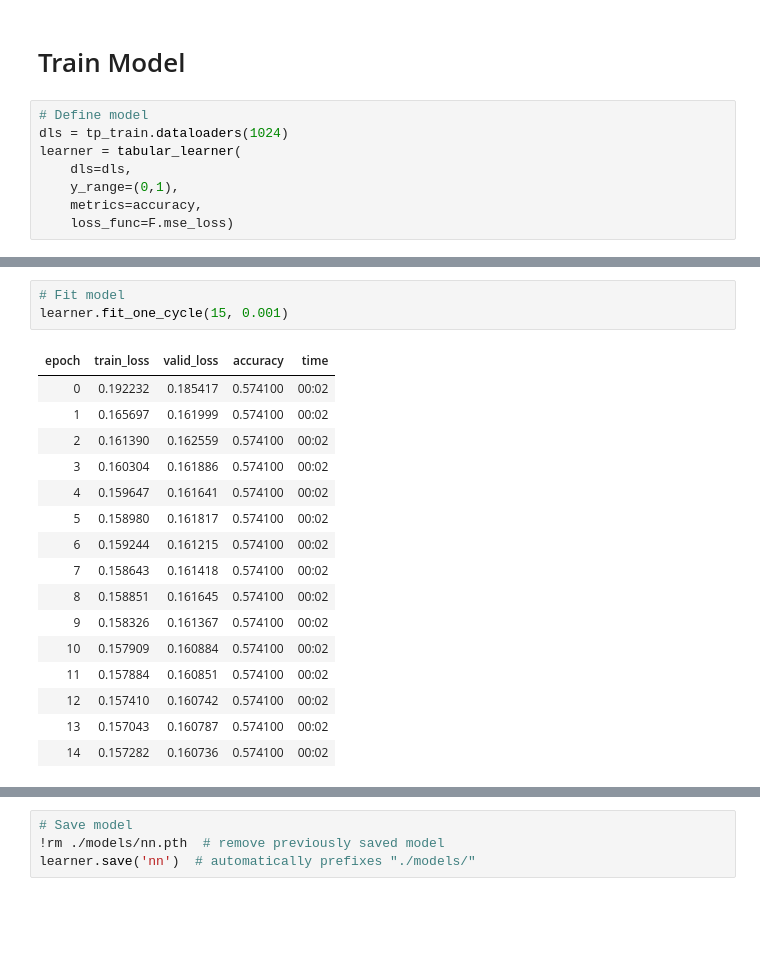
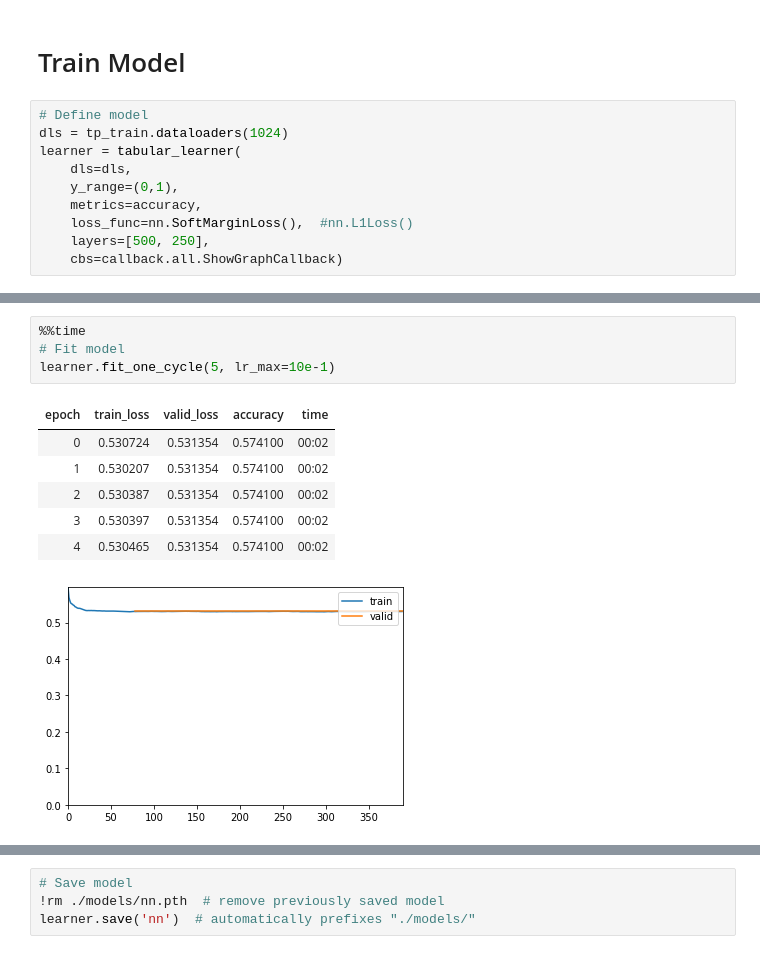
Before and after one commit to aarontrefler/kaggle-projects, a Jupyter notebook: tabular-playground-april-21/working/2.1-modelling-fastai.ipynb, the cells around one changed output, grey strips where cells are left out. Drawn from its saved outputs; the diff is of its cells as text; blank space fills up the shorter version.

```diff
--- a/tabular-playground-april-21/working/2.1-modelling-fastai.ipynb
+++ b/tabular-playground-april-21/working/2.1-modelling-fastai.ipynb
@@ -89,5 +116,7 @@ learner = tabular_learner(
     dls=dls,
     y_range=(0,1),
     metrics=accuracy,
-    loss_func=F.mse_loss)
+    loss_func=nn.SoftMarginLoss(),  #nn.L1Loss()
+    layers=[500, 250],
+    cbs=callback.all.ShowGraphCallback)
 # %%
@@ -100,20 +132,12 @@ SuggestedLRs(lr_min=0.010000000149011612, lr_steep=0.0014454397605732083)
 # %%
+%%time
 # Fit model
-learner.fit_one_cycle(15, 0.001)
+learner.fit_one_cycle(5, lr_max=10e-1)
 # %% [output]
 | epoch | train_loss | valid_loss | accuracy | time |
-| 0 | 0.192232 | 0.185417 | 0.574100 | 00:02 |
-| 1 | 0.165697 | 0.161999 | 0.574100 | 00:02 |
-| 2 | 0.161390 | 0.162559 | 0.574100 | 00:02 |
-| 3 | 0.160304 | 0.161886 | 0.574100 | 00:02 |
-| 4 | 0.159647 | 0.161641 | 0.574100 | 00:02 |
-| 5 | 0.158980 | 0.161817 | 0.574100 | 00:02 |
-| 6 | 0.159244 | 0.161215 | 0.574100 | 00:02 |
-| 7 | 0.158643 | 0.161418 | 0.574100 | 00:02 |
-| 8 | 0.158851 | 0.161645 | 0.574100 | 00:02 |
-| 9 | 0.158326 | 0.161367 | 0.574100 | 00:02 |
-| 10 | 0.157909 | 0.160884 | 0.574100 | 00:02 |
-| 11 | 0.157884 | 0.160851 | 0.574100 | 00:02 |
-| 12 | 0.157410 | 0.160742 | 0.574100 | 00:02 |
-| 13 | 0.157043 | 0.160787 | 0.574100 | 00:02 |
-| 14 | 0.157282 | 0.160736 | 0.574100 | 00:02 |
+| 0 | 0.530724 | 0.531354 | 0.574100 | 00:02 |
+| 1 | 0.530207 | 0.531354 | 0.574100 | 00:02 |
+| 2 | 0.530387 | 0.531354 | 0.574100 | 00:02 |
+| 3 | 0.530397 | 0.531354 | 0.574100 | 00:02 |
+| 4 | 0.530465 | 0.531354 | 0.574100 | 00:02 |
+[figure, added]
```
Also changed, not shown: parts of 8 cells of this notebook.
